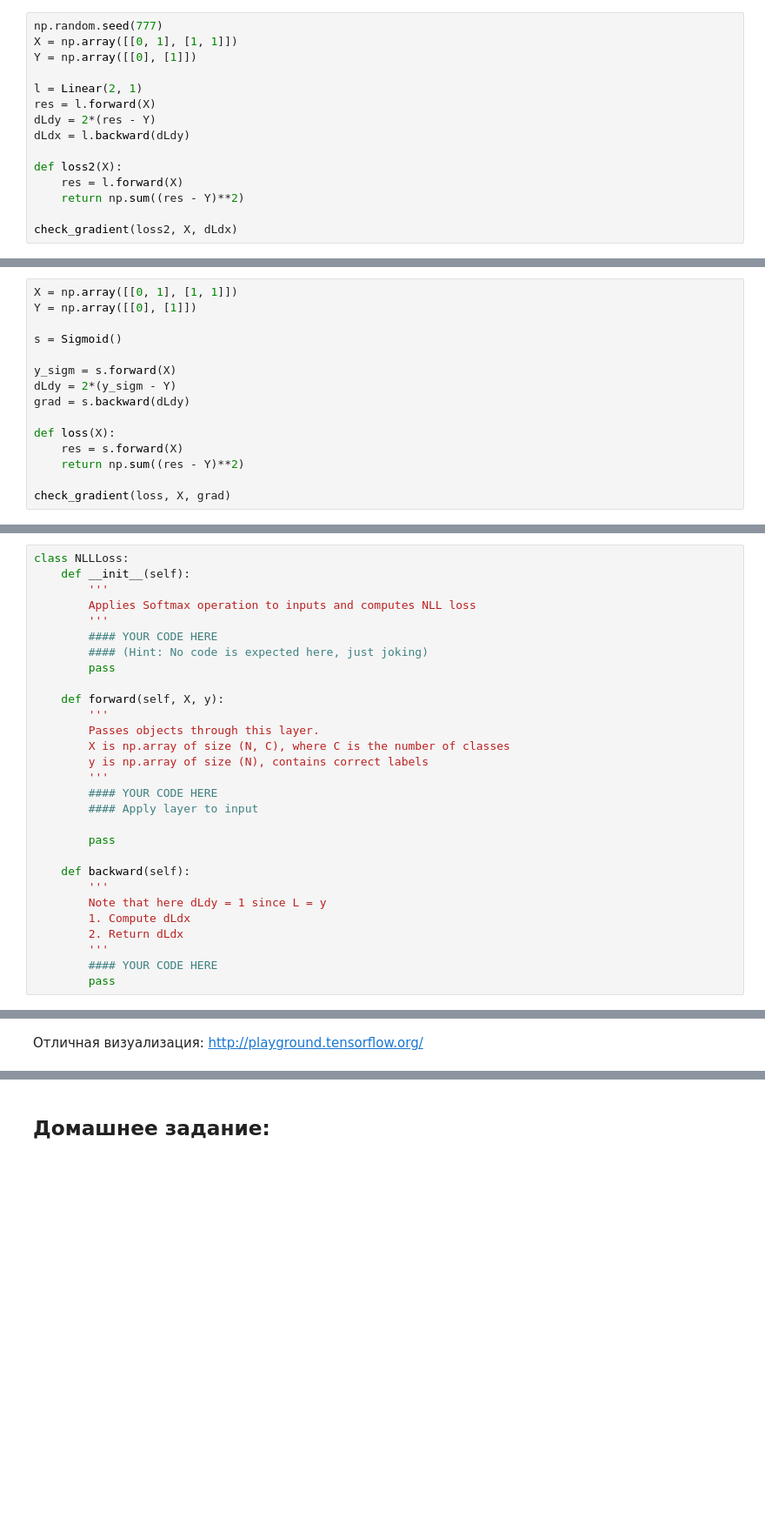
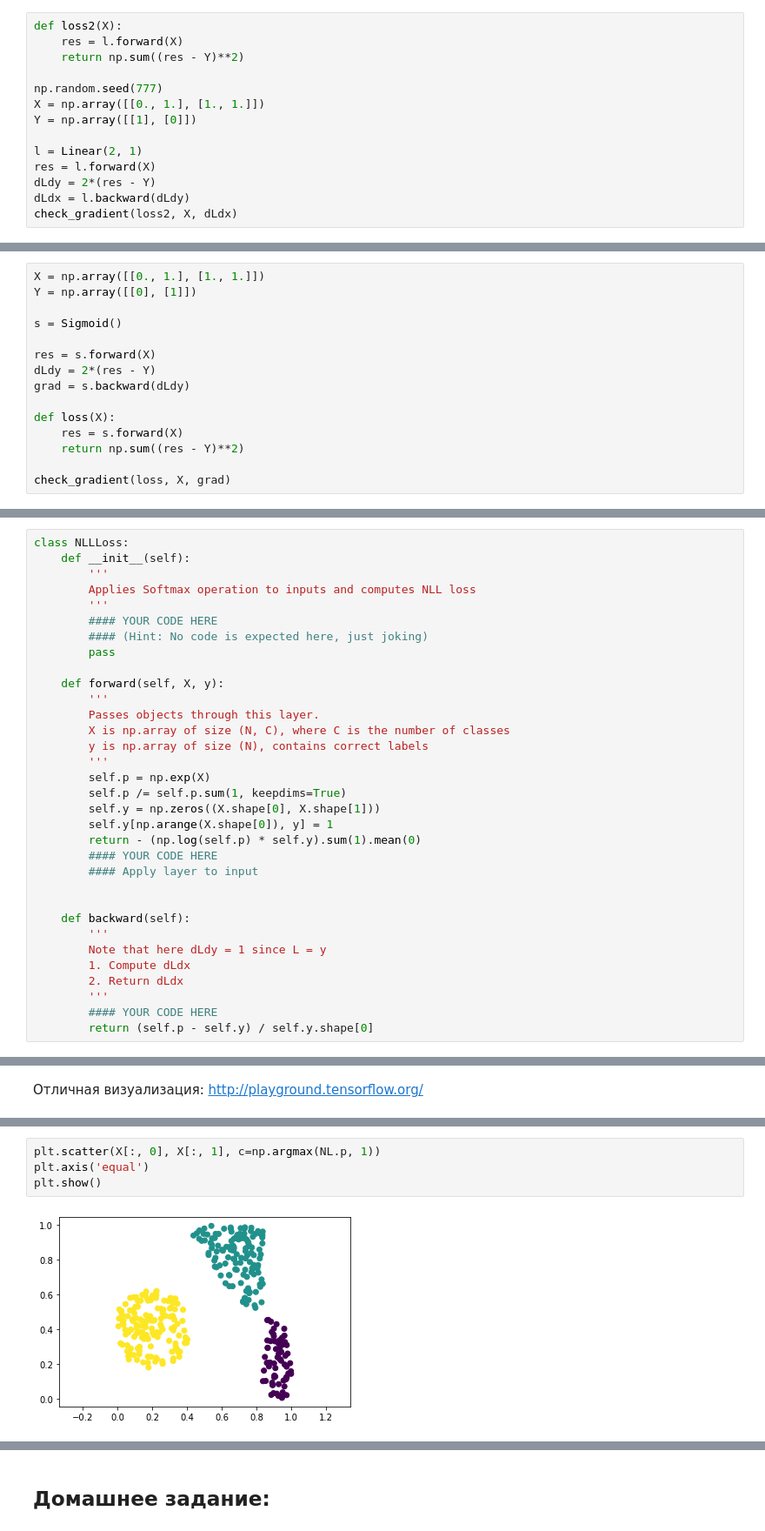
Before and after one commit to TimoninaDaria/Technosfera_2sem_networks_hw, a Jupyter notebook: [SOLVED] Practice task 1, Back propagation.ipynb, the cells around one changed output, grey strips where cells are left out. Shown at 87% size. Cells and saved outputs as stored; diff of their text form; blank space fills up the shorter version.

```diff
--- a/[SOLVED] Practice task 1, Back propagation.ipynb
+++ b/[SOLVED] Practice task 1, Back propagation.ipynb
@@ -140,16 +132,15 @@ check_gradient(loss, l.W, l.dLdW)
 # %%
+def loss2(X):
+    res = l.forward(X)
+    return np.sum((res - Y)**2)
+
 np.random.seed(777)
-X = np.array([[0, 1], [1, 1]])
-Y = np.array([[0], [1]])
+X = np.array([[0., 1.], [1., 1.]])
+Y = np.array([[1], [0]])
 
 l = Linear(2, 1)
 res = l.forward(X)
 dLdy = 2*(res - Y)
 dLdx = l.backward(dLdy)
-
-def loss2(X):
-    res = l.forward(X)
-    return np.sum((res - Y)**2)
-
 check_gradient(loss2, X, dLdx)
 # %% [output]
@@ -191,13 +172,13 @@ class Sigmoid:
 # %% [markdown]
 Протестируйте слой при помощи реализованной функции check_gradient: $\frac{\partial L}{\partial x}$.
 # %%
-X = np.array([[0, 1], [1, 1]])
+X = np.array([[0., 1.], [1., 1.]])
 Y = np.array([[0], [1]])
 
 s = Sigmoid()
 
-y_sigm = s.forward(X)
-dLdy = 2*(y_sigm - Y)
+res = s.forward(X)
+dLdy = 2*(res - Y)
 grad = s.backward(dLdy)
 
 def loss(X):
@@ -227,10 +208,14 @@ class NLLLoss:
         X is np.array of size (N, C), where C is the number of classes
         y is np.array of size (N), contains correct labels
         '''
+        self.p = np.exp(X)
+        self.p /= self.p.sum(1, keepdims=True)
+        self.y = np.zeros((X.shape[0], X.shape[1]))
+        self.y[np.arange(X.shape[0]), y] = 1
+        return - (np.log(self.p) * self.y).sum(1).mean(0)
         #### YOUR CODE HERE
         #### Apply layer to input
 
-        pass
 
     def backward(self):
         '''
@@ -239,6 +224,6 @@ class NLLLoss:
         2. Return dLdx
         '''
         #### YOUR CODE HERE
-        pass
+        return (self.p - self.y) / self.y.shape[0]
 # %% [markdown]
 Протестируйте слой при помощи реализованной функции check_gradient: $\frac{\partial L}{\partial x}$.
@@ -298,0 +316,6 @@ plt.show()
+# %%
+plt.scatter(X[:, 0], X[:, 1], c=np.argmax(NL.p, 1))
+plt.axis('equal')
+plt.show()
+# %% [output]
+[figure, added]
```
Also changed, not shown: parts of 23 cells of this notebook.
